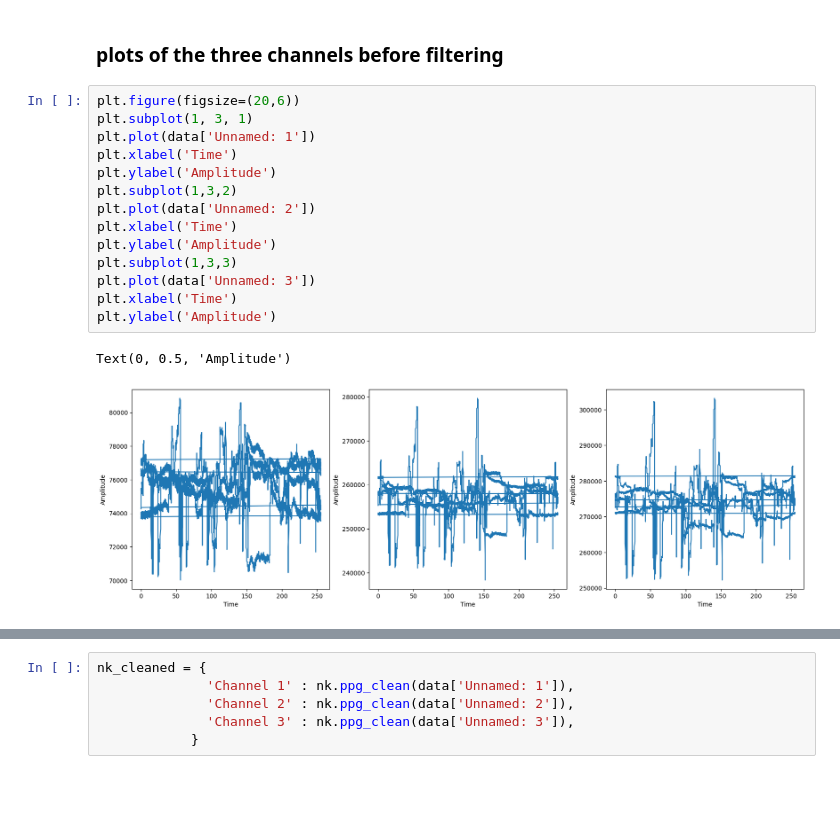
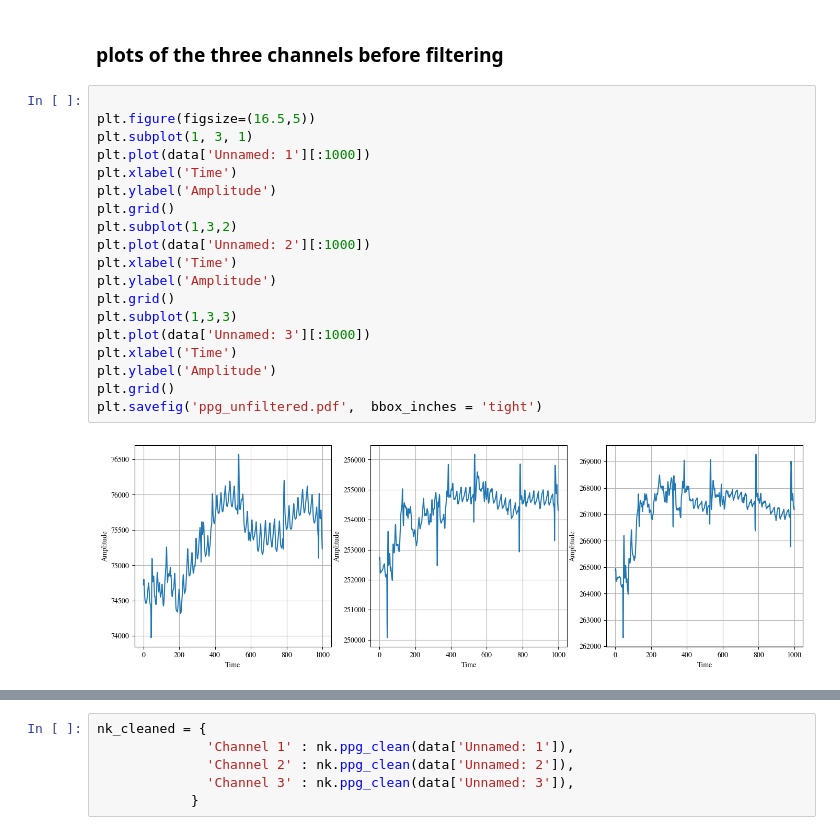
Before and after one commit to SenuraHansaja/H-IoT-Golob-Rice-Compression-Automation, a Jupyter notebook: PPG data/PPG_plots.ipynb, the cells around one changed output, grey strips where cells are left out. Saved outputs shown, nothing was run; the diff lists cells and outputs as text; blank space fills up the shorter version.

```diff
--- a/PPG data/PPG_plots.ipynb
+++ b/PPG data/PPG_plots.ipynb
@@ -38,22 +38,26 @@ data['Unnamed: 3'].min(), data['Unnamed: 3'].max(), data['Unnamed: 3'].mean()
 # %% [markdown]
 ### plots of the three channels before filtering
 # %%
-plt.figure(figsize=(20,6))
+
+plt.figure(figsize=(16.5,5))
 plt.subplot(1, 3, 1)
-plt.plot(data['Unnamed: 1'])
+plt.plot(data['Unnamed: 1'][:1000])
 plt.xlabel('Time')
 plt.ylabel('Amplitude')
+plt.grid()
 plt.subplot(1,3,2)
-plt.plot(data['Unnamed: 2'])
+plt.plot(data['Unnamed: 2'][:1000])
 plt.xlabel('Time')
 plt.ylabel('Amplitude')
+plt.grid()
 plt.subplot(1,3,3)
-plt.plot(data['Unnamed: 3'])
+plt.plot(data['Unnamed: 3'][:1000])
 plt.xlabel('Time')
 plt.ylabel('Amplitude')
+plt.grid()
+plt.savefig('ppg_unfiltered.pdf',  bbox_inches = 'tight')
 # %% [output]
-Text(0, 0.5, 'Amplitude')
-[figure, old version]
+[figure, new version]
 # %%
 plt.figure(figsize=(20,6))
 plt.subplot(1, 3, 1)
```
Also changed, not shown: parts of 8 cells of this notebook, 3 other files.
